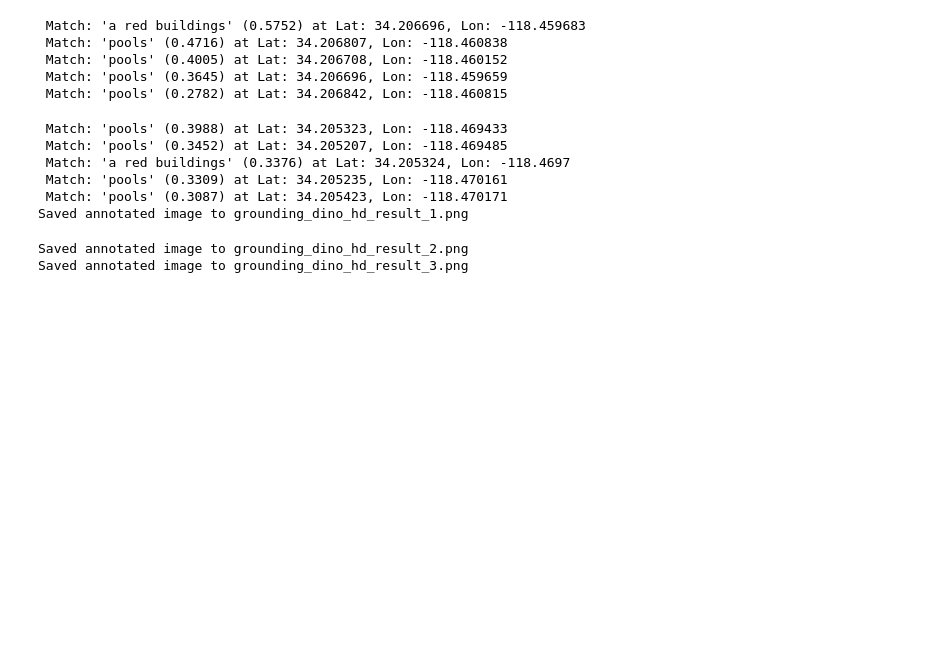
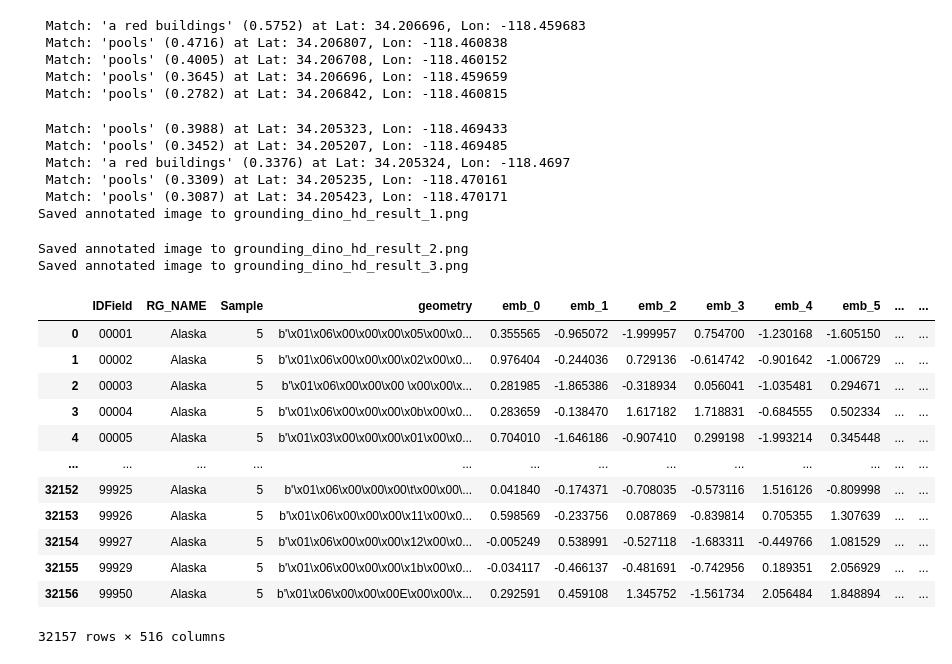
Before and after one commit to sarkarsusanket/esri-earth-search-engine, a Jupyter notebook: call_search_engine.ipynb, the cells around one changed output. Drawn from its saved outputs; the diff is of its cells as text; code cells hidden in the pictures; blank space fills up the shorter version.

```diff
--- a/call_search_engine.ipynb
+++ b/call_search_engine.ipynb
@@ -1686,3 +1676,21 @@ Loading GroundingDINO Base ('IDEA-Research/grounding-dino-base') on cuda...
 Saved annotated image to grounding_dino_hd_result_1.png
 Saved annotated image to grounding_dino_hd_result_2.png
 Saved annotated image to grounding_dino_hd_result_3.png
+# %%
+import pandas as pd
+
+pd.read_parquet(rf"E:\Results\mmdfm\embeddings\zip\zip_crossattn_512dim.parquet")
+# %% [output]
+|  | IDField | RG_NAME | Sample | geometry | emb_0 | emb_1 | emb_2 | emb_3 | emb_4 | emb_5 | ... | ... |
+| 0 | 00001 | Alaska | 5 | b'\x01\x06\x00\x00\x00\x05\x00\x0... | 0.355565 | -0.965072 | -1.999957 | 0.754700 | -1.230168 | -1.605150 | ... | ... |
+| 1 | 00002 | Alaska | 5 | b'\x01\x06\x00\x00\x00\x02\x00\x0... | 0.976404 | -0.244036 | 0.729136 | -0.614742 | -0.901642 | -1.006729 | ... | ... |
+| 2 | 00003 | Alaska | 5 | b'\x01\x06\x00\x00\x00 \x00\x00\x... | 0.281985 | -1.865386 | -0.318934 | 0.056041 | -1.035481 | 0.294671 | ... | ... |
+| 3 | 00004 | Alaska | 5 | b'\x01\x06\x00\x00\x00\x0b\x00\x0... | 0.283659 | -0.138470 | 1.617182 | 1.718831 | -0.684555 | 0.502334 | ... | ... |
+| 4 | 00005 | Alaska | 5 | b'\x01\x03\x00\x00\x00\x01\x00\x0... | 0.704010 | -1.646186 | -0.907410 | 0.299198 | -1.993214 | 0.345448 | ... | ... |
+| ... | ... | ... | ... | ... | ... | ... | ... | ... | ... | ... | ... | ... |
+| 32152 | 99925 | Alaska | 5 | b'\x01\x06\x00\x00\x00\t\x00\x00\... | 0.041840 | -0.174371 | -0.708035 | -0.573116 | 1.516126 | -0.809998 | ... | ... |
+| 32153 | 99926 | Alaska | 5 | b'\x01\x06\x00\x00\x00\x11\x00\x0... | 0.598569 | -0.233756 | 0.087869 | -0.839814 | 0.705355 | 1.307639 | ... | ... |
+| 32154 | 99927 | Alaska | 5 | b'\x01\x06\x00\x00\x00\x12\x00\x0... | -0.005249 | 0.538991 | -0.527118 | -1.683311 | -0.449766 | 1.081529 | ... | ... |
+| 32155 | 99929 | Alaska | 5 | b'\x01\x06\x00\x00\x00\x1b\x00\x0... | -0.034117 | -0.466137 | -0.481691 | -0.742956 | 0.189351 | 2.056929 | ... | ... |
+| 32156 | 99950 | Alaska | 5 | b'\x01\x06\x00\x00\x00E\x00\x00\x... | 0.292591 | 0.459108 | 1.345752 | -1.561734 | 2.056484 | 1.848894 | ... | ... |
+32157 rows × 516 columns
```
Also changed, not shown: parts of 2 cells of this notebook, 12 other files.
